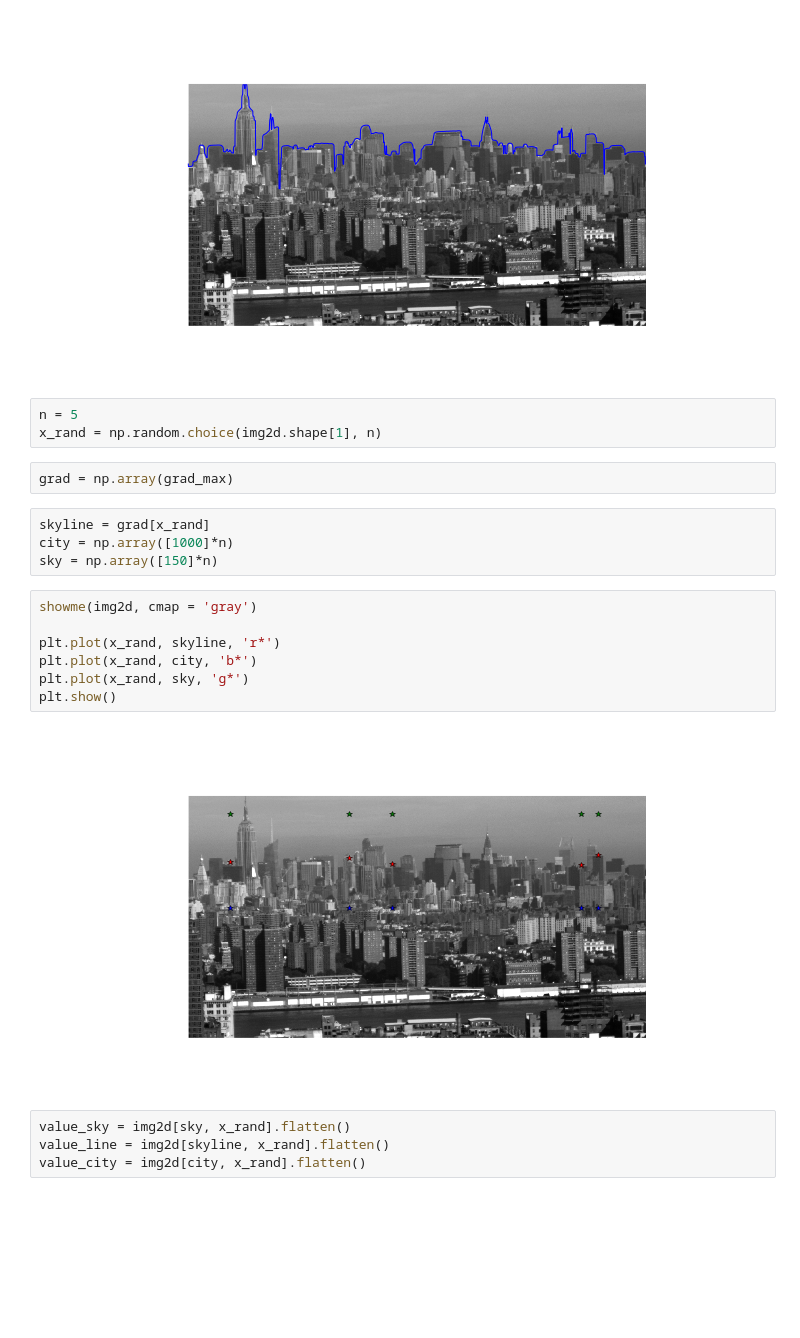
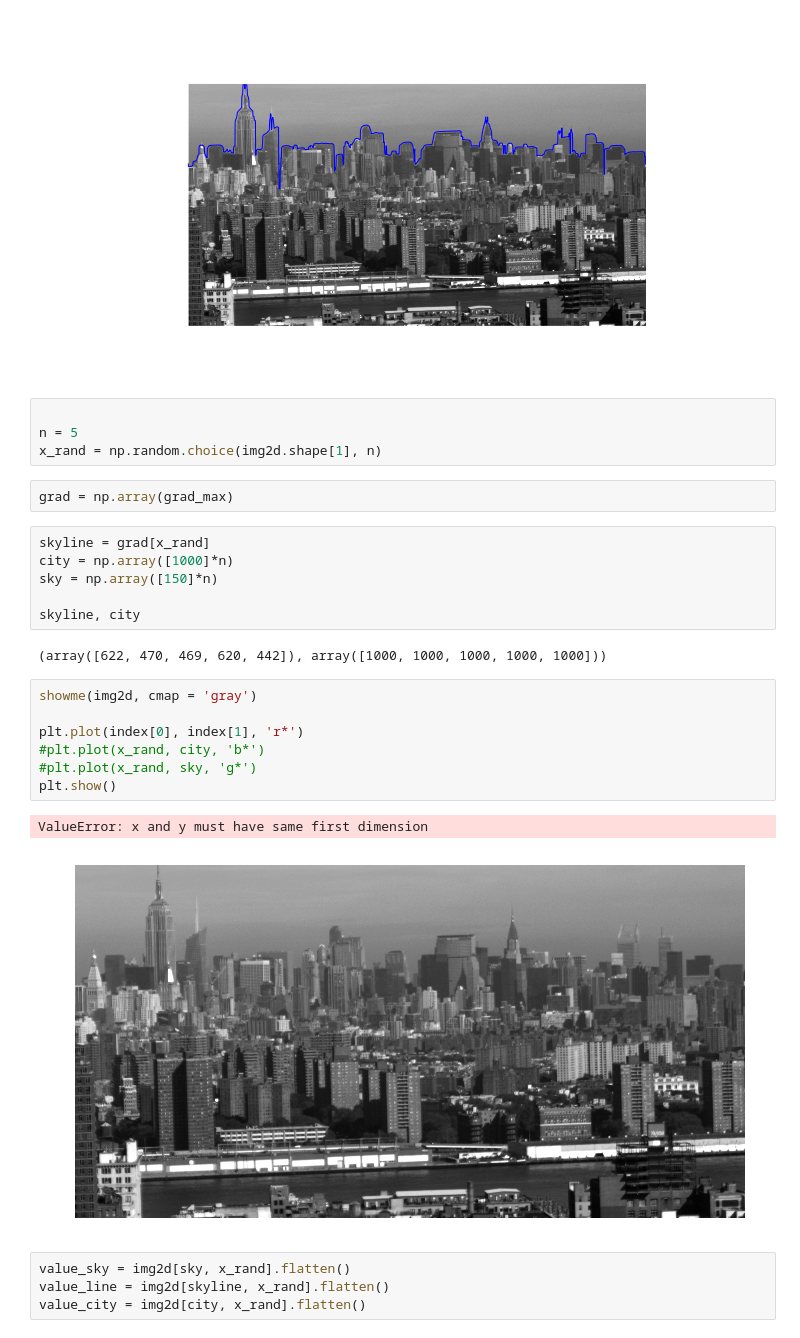
Before and after one commit to gdobler/cuip, a Jupyter notebook: cuip/plumes/IlanImgProc/imgProc1.ipynb, the cells around one changed output. Drawn from its saved outputs; the diff is of its cells as text; blank space fills up the shorter version.

Commit message:
index vector

```diff
--- a/cuip/plumes/IlanImgProc/imgProc1.ipynb
+++ b/cuip/plumes/IlanImgProc/imgProc1.ipynb
@@ -102,6 +102,7 @@ plt.plot(np.arange(imgedge2.shape[1]), grad_max, 'b-', ms = 1.5)
 [<matplotlib.lines.Line2D at 0x...>]
 [figure]
 # %%
+
 n = 5
 x_rand = np.random.choice(img2d.shape[1], n)
 # %%
@@ -110,15 +111,20 @@ grad = np.array(grad_max)
 skyline = grad[x_rand]
 city = np.array([1000]*n)
 sky = np.array([150]*n)
+
+skyline, city
+# %% [output]
+(array([622, 470, 469, 620, 442]), array([1000, 1000, 1000, 1000, 1000]))
 # %%
 showme(img2d, cmap = 'gray')
 
-plt.plot(x_rand, skyline, 'r*')
-plt.plot(x_rand, city, 'b*')
-plt.plot(x_rand, sky, 'g*')
+plt.plot(index[0], index[1], 'r*')
+#plt.plot(x_rand, city, 'b*')
+#plt.plot(x_rand, sky, 'g*')
 plt.show()
 # %% [output]
+ValueError: x and y must have same first dimension
-[figure, old version]
+[figure, new version]
 # %%
 value_sky = img2d[sky, x_rand].flatten()
 value_line = img2d[skyline, x_rand].flatten()
```
Also changed, not shown: parts of 4 cells of this notebook, 3 other files.
